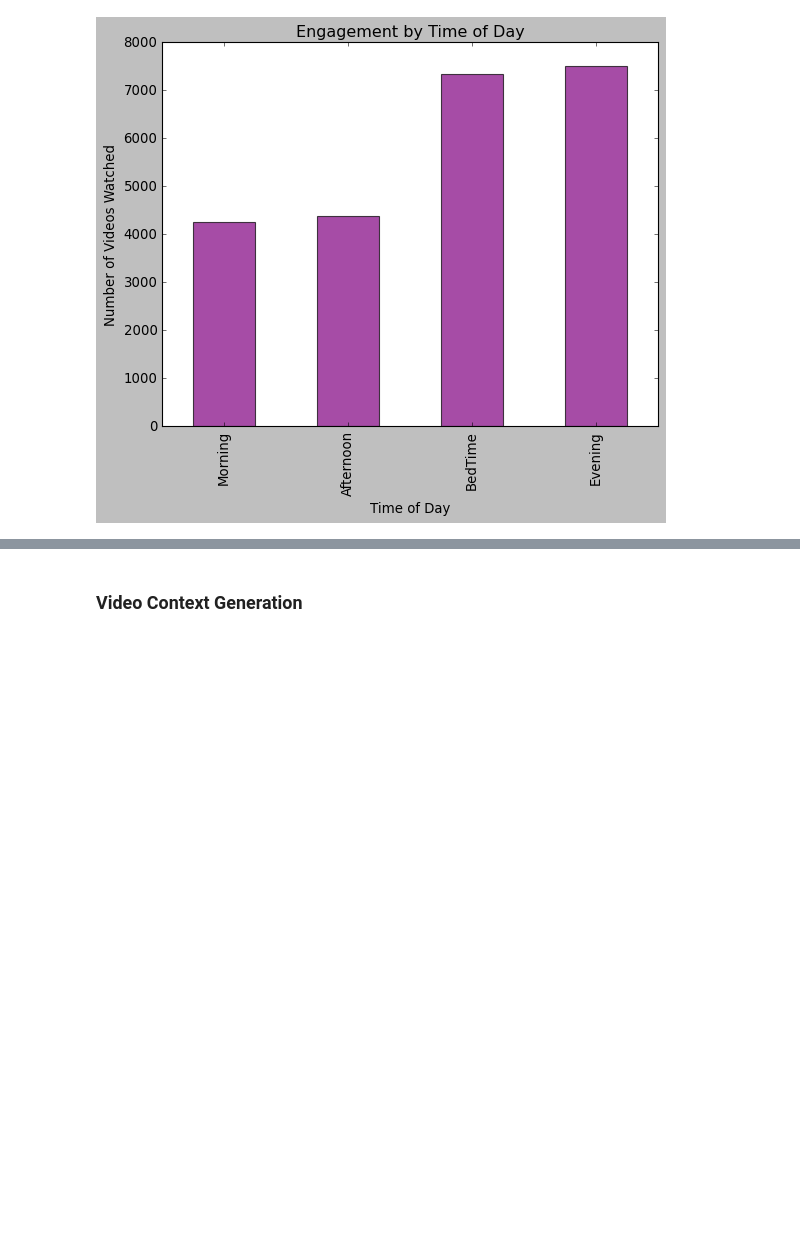
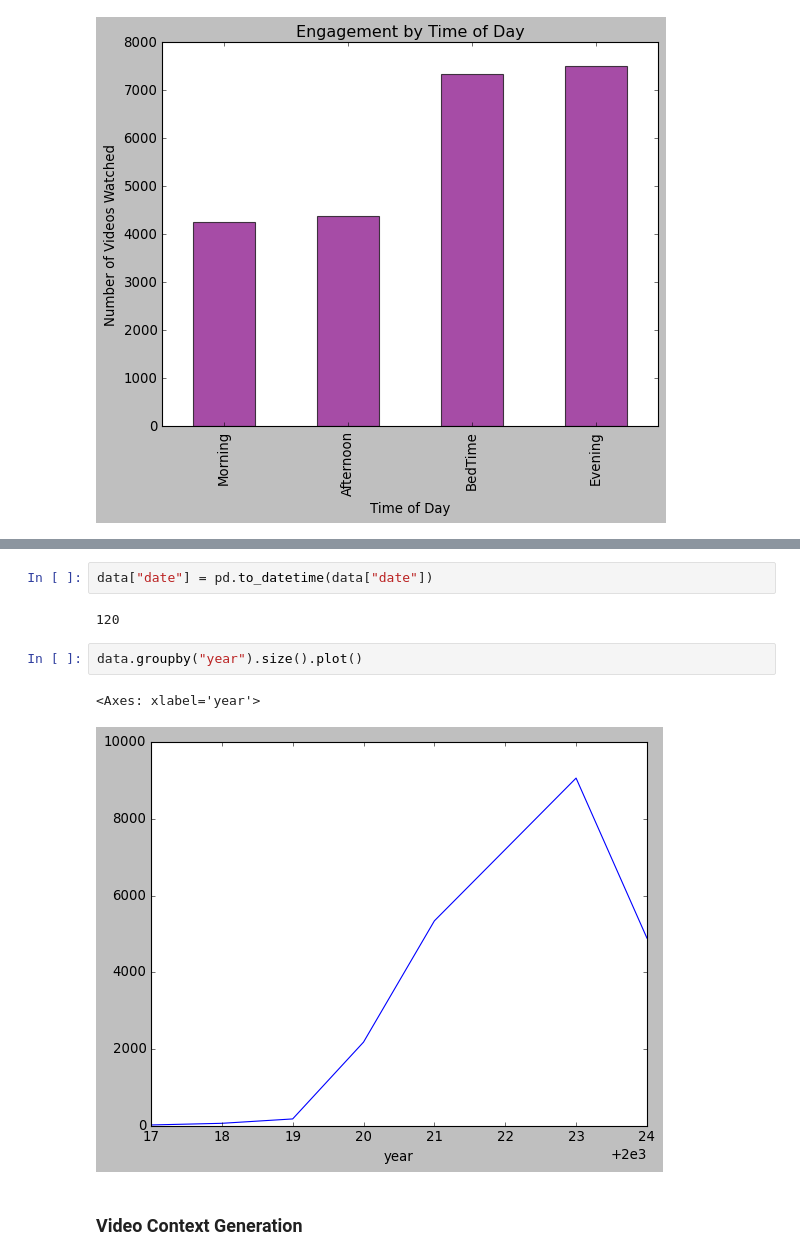
Before and after one commit to kingksjo/personal-yt-analysis, a Jupyter notebook: youtube-data.ipynb, the cells around one changed output, grey strips where cells are left out. Drawn from its saved outputs; the diff is of its cells as text; blank space fills up the shorter version.

Commit message:
added ideal plot for yearly engagement

```diff
--- a/youtube-data.ipynb
+++ b/youtube-data.ipynb
@@ -576,3 +560,12 @@ data
+# %%
+data["date"] = pd.to_datetime(data["date"])
+# %% [output]
+120
+# %%
+data.groupby("year").size().plot()
+# %% [output]
+<Axes: xlabel='year'>
+[figure, added]
 # %% [markdown]
 ### **Video Context Generation**
 # %%
```
Also changed, not shown: parts of 6 cells of this notebook.
